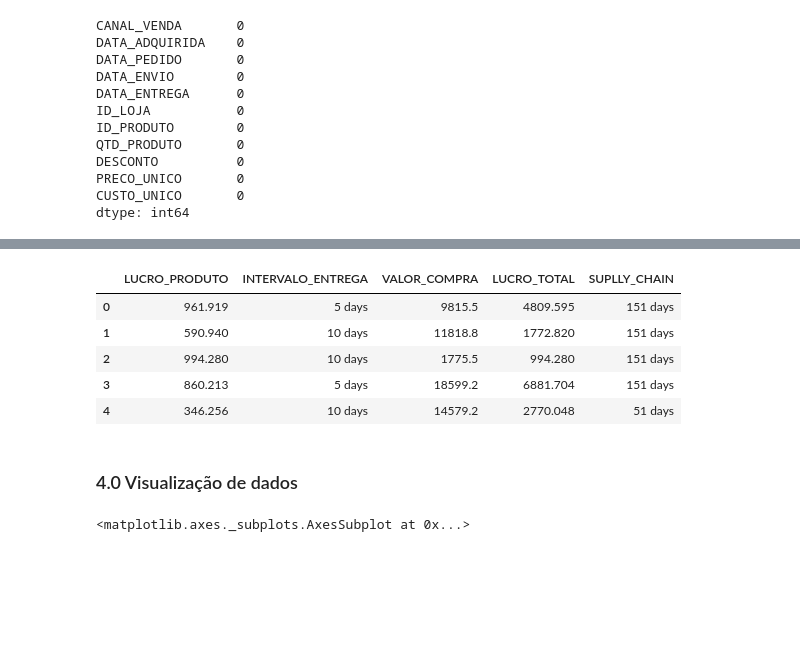
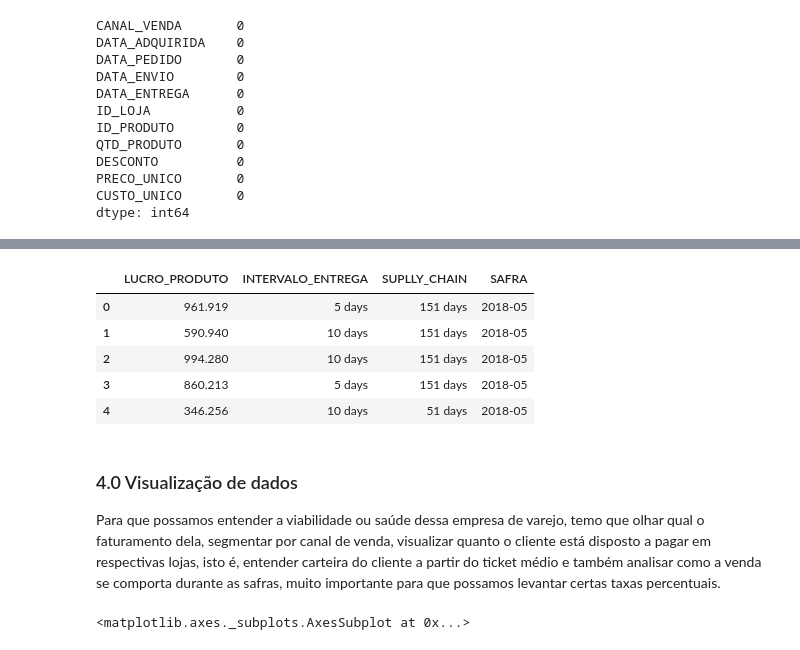
Before and after one commit to wander-asb/Vendas-varejo, a Jupyter notebook: Sales.ipynb, the cells around one changed output, grey strips where cells are left out. Drawn from its saved outputs; the diff is of its cells as text; code cells hidden in the pictures; blank space fills up the shorter version.

```diff
--- a/Sales.ipynb
+++ b/Sales.ipynb
@@ -85,20 +95,21 @@ df.tail()
 # %%
 df['LUCRO_PRODUTO'] = df['PRECO_UNICO'] - df['CUSTO_UNICO']
 df['INTERVALO_ENTREGA'] = df['DATA_ENTREGA'] - df['DATA_ENVIO']
-df['VALOR_COMPRA'] = df['QTD_PRODUTO'] * df['PRECO_UNICO']
-df['LUCRO_TOTAL'] = df['QTD_PRODUTO'] * df['LUCRO_PRODUTO']
 df['SUPLLY_CHAIN'] = df['DATA_PEDIDO'] - df['DATA_ADQUIRIDA']
+df['SAFRA'] = df['DATA_PEDIDO'].dt.strftime('%Y-%m')
 # %%
-df[['LUCRO_PRODUTO', 'INTERVALO_ENTREGA', 'VALOR_COMPRA', 'LUCRO_TOTAL', 'SUPLLY_CHAIN']].head()
+df[['LUCRO_PRODUTO', 'INTERVALO_ENTREGA', 'SUPLLY_CHAIN', 'SAFRA']].head()
 # %% [output]
-|  | LUCRO_PRODUTO | INTERVALO_ENTREGA | VALOR_COMPRA | LUCRO_TOTAL | SUPLLY_CHAIN |
-| 0 | 961.919 | 5 days | 9815.5 | 4809.595 | 151 days |
-| 1 | 590.940 | 10 days | 11818.8 | 1772.820 | 151 days |
-| 2 | 994.280 | 10 days | 1775.5 | 994.280 | 151 days |
-| 3 | 860.213 | 5 days | 18599.2 | 6881.704 | 151 days |
-| 4 | 346.256 | 10 days | 14579.2 | 2770.048 | 51 days |
+|  | LUCRO_PRODUTO | INTERVALO_ENTREGA | SUPLLY_CHAIN | SAFRA |
+| 0 | 961.919 | 5 days | 151 days | 2018-05 |
+| 1 | 590.940 | 10 days | 151 days | 2018-05 |
+| 2 | 994.280 | 10 days | 151 days | 2018-05 |
+| 3 | 860.213 | 5 days | 151 days | 2018-05 |
+| 4 | 346.256 | 10 days | 51 days | 2018-05 |
-# %% [markdown]
-### 4.0 Visualização de dados
+# %% [markdown]
+### 4.0 Visualização de dados
+
+Para que possamos entender a viabilidade ou saúde dessa empresa de varejo, temo que olhar qual o faturamento dela, segmentar por canal de venda, visualizar quanto o cliente está disposto a pagar em respectivas lojas, isto é, entender carteira do cliente a partir do ticket médio e também analisar como a venda se comporta durante as safras, muito importante para que possamos levantar certas taxas percentuais.
 # %%
 sn.set_style("whitegrid")
 f, ax = plt.subplots(figsize=(10, 5))
```
Also changed, not shown: parts of 5 cells of this notebook.
